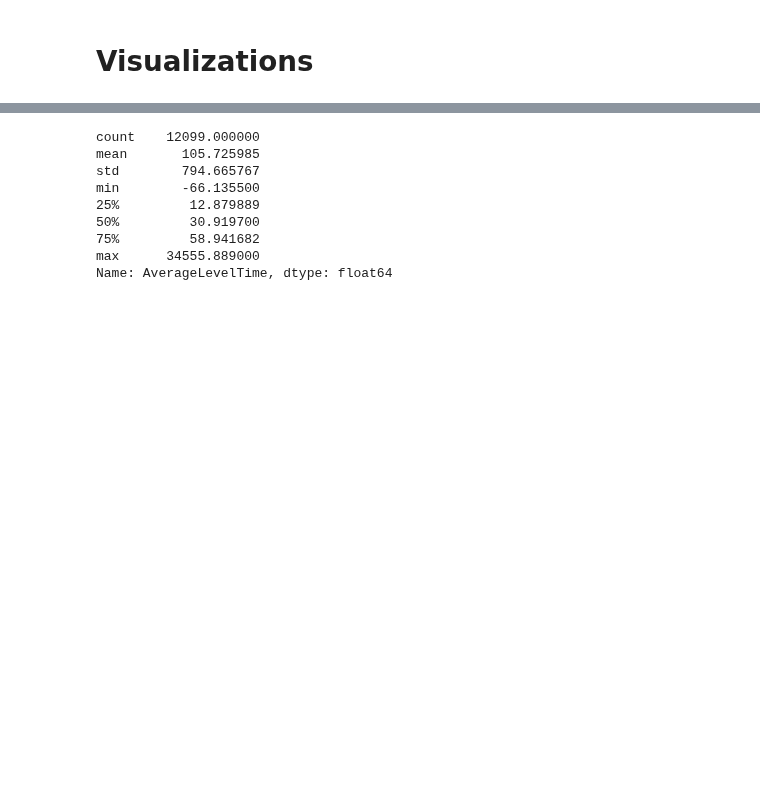
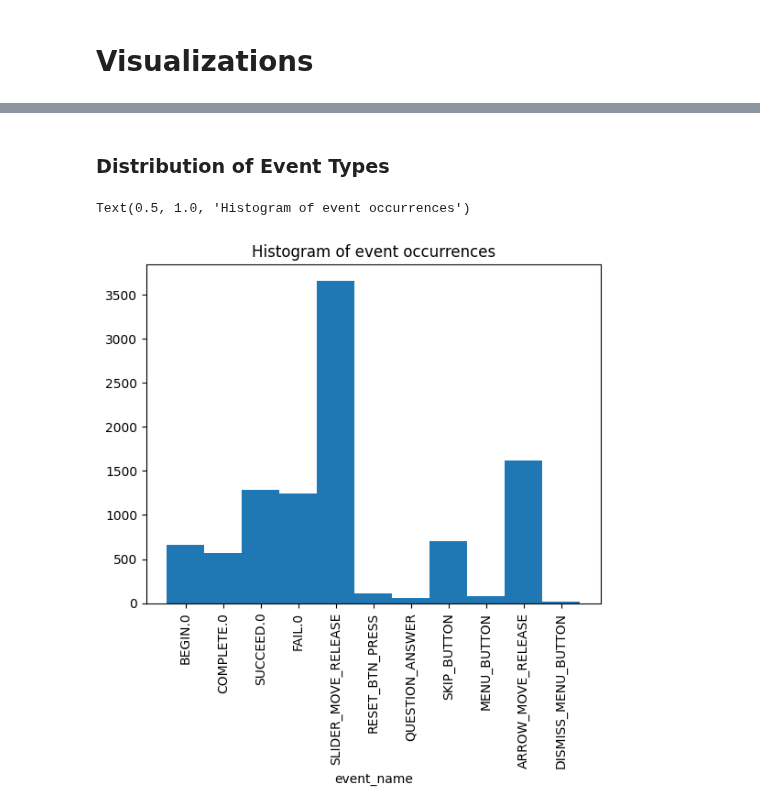
Before and after one commit to opengamedata/opengamedata-samples, a Jupyter notebook: WAVES/explore/Waves_explore_events.ipynb, the cells around one changed output, grey strips where cells are left out. Cells and saved outputs as stored; diff of their text form; code cells hidden in the pictures; blank space fills up the shorter version.

```diff
--- a/WAVES/explore/Waves_explore_events.ipynb
+++ b/WAVES/explore/Waves_explore_events.ipynb
@@ -343,18 +311,12 @@ df_events.describe(include = 'all')
-# %%
-event_to_visualize = "AverageLevelTime"
-minimum_value = -math.inf
-maximum_value = math.inf
-
-range_filter = (df_events[event_to_visualize] > minimum_value) & (df_events[event_to_visualize] < maximum_value)
-plot_data = df_events[event_to_visualize][range_filter]
-print(plot_data.describe())
-# %% [output]
-count    12099.000000
-mean       105.725985
-std        794.665767
-min        -66.135500
-25%         12.879889
-50%         30.919700
-75%         58.941682
-max      34555.889000
-Name: AverageLevelTime, dtype: float64
+# %% [markdown]
+### Distribution of Event Types
+# %%
+column_to_visualize = "event_name"
+f, ax = plt.subplots()
+ax.hist(df_events[column_to_visualize], bins=np.arange(12)-0.5)
+ax.tick_params(axis='x', labelrotation=90)
+ax.set_xlabel(column_to_visualize)
+ax.set_title("Histogram of event occurrences")
+# %% [output]
+Text(0.5, 1.0, 'Histogram of event occurrences')
+[figure, added]
```
Also changed, not shown: parts of 38 cells of this notebook.
